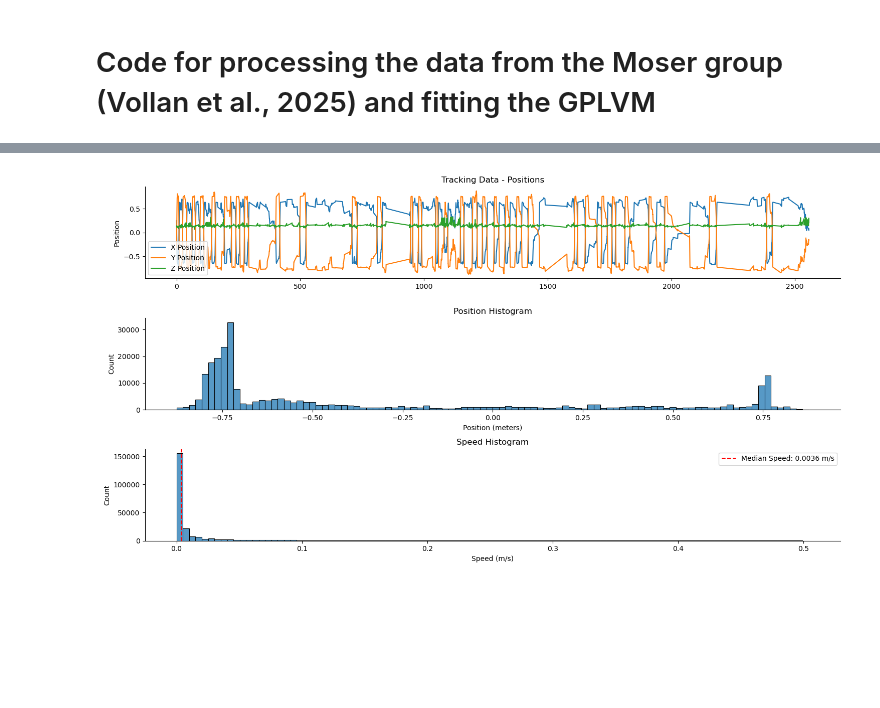
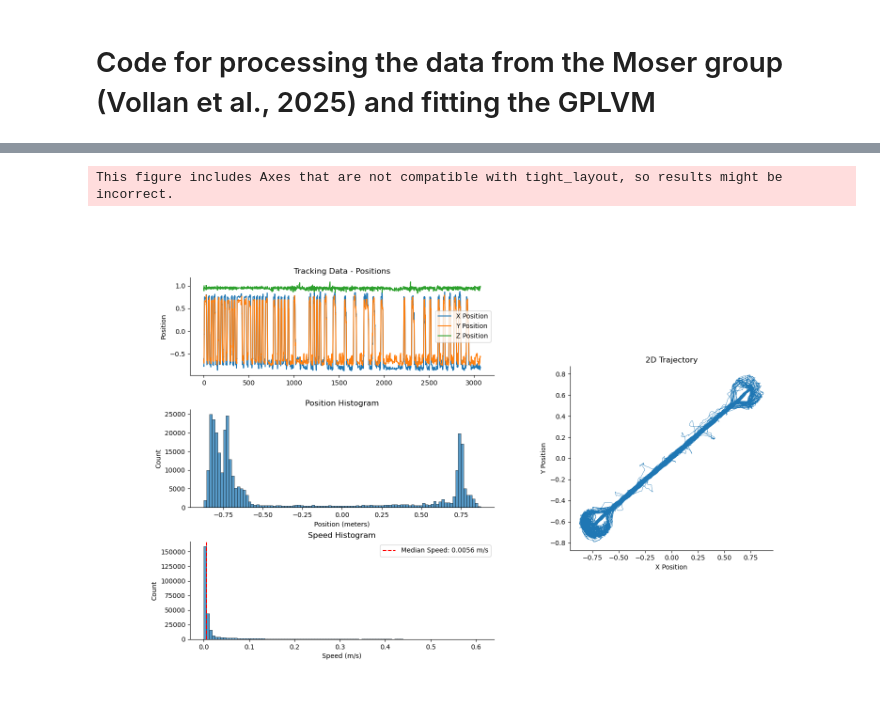
Before and after one commit to Sid-Rafilson-1617/poor-man-GPLVM, a Jupyter notebook: moser_data_decoding_model.ipynb, the cells around one changed output, grey strips where cells are left out. Drawn from its saved outputs; the diff is of its cells as text; code cells hidden in the pictures; blank space fills up the shorter version.

```diff
--- a/moser_data_decoding_model.ipynb
+++ b/moser_data_decoding_model.ipynb
@@ -310,5 +16,5 @@ def preprocess_moser_data(
 # %%
-data_file = r'D:\sid\moser_vollan_2025\navigation\lt\29502_3.mat'
+data_file = r'D:\sid\moser_vollan_2025\navigation\lt\26648_1.mat'
 
 # Spike rate computation parameters
 WINDOW_SIZE = 0.01         # s
@@ -321,7 +27,7 @@ MIN_TOTAL_SPIKES   = 500
 MIN_MEAN_RATE_HZ   = .05
 MIN_PRESENCE_RATIO = 0.5
 N_TIME_BINS        = 100    # coarse bins for presence ratio
-MAX_RATE_HZ      = 2
+MAX_RATE_HZ      = 50
 # %%
 spike_count_matrix, mean_rates, time_bins, units, x_win, y_win, z_win = preprocess_moser_data(data_file, window_size=WINDOW_SIZE, step_size=STEP_SIZE, use_units=USE_UNITS, locations="mec")
 
@@ -364,34 +73,54 @@ plt.show()
 # %%
-pos_raw = y_win
+pos_raw = x_win
 speed = np.abs(np.gradient(pos_raw) / np.gradient(time_bins))  # speed in m/s
 
+fig = plt.figure(figsize=(16, 10))
+gs = fig.add_gridspec(3, 2, width_ratios=[3, 2], wspace=0.3, hspace=0.35)
 
-# Plotting the tracking data
-fig, axs = plt.subplots(3, 1, figsize=(15,8))
+# Left column (3 stacked)
+ax_pos        = fig.add_subplot(gs[0, 0])
+ax_hist_pos   = fig.add_subplot(gs[1, 0])
+ax_hist_speed = fig.add_subplot(gs[2, 0])
 
-sns.lineplot(ax=axs[0], x=time_bins, y=x_win, label='X Position')
-sns.lineplot(ax=axs[0], x=time_bins, y=y_win, label='Y Position')
-sns.lineplot(ax=axs[0], x=time_bins, y=z_win, label='Z Position')
-axs[0].set_ylabel('Position')
-axs[0].set_title('Tracking Data - Positions')
+# Right column (one big axis spanning all rows)
+ax_traj = fig.add_subplot(gs[:, 1])
 
+# ---- Plot 1: Positions over time ----
+sns.lineplot(ax=ax_pos, x=time_bins, y=x_win, label='X Position')
+sns.lineplot(ax=ax_pos, x=time_bins, y=y_win, label='Y Position')
+sns.lineplot(ax=ax_pos, x=time_bins, y=z_win, label='Z Position')
+ax_pos.set_ylabel('Position')
+ax_pos.set_title('Tracking Data - Positions')
 
-sns.histplot(ax=axs[1], x=pos_raw, bins=100)
-axs[1].set_xlabel('Position (meters)')
-axs[1].set_ylabel('Count')
-axs[1].set_title(f'Position Histogram')
+# ---- Plot 2: Position histogram ----
+sns.histplot(ax=ax_hist_pos, x=pos_raw, bins=100)
+ax_hist_pos.set_xlabel('Position (meters)')
+ax_hist_pos.set_ylabel('Count')
+ax_hist_pos.set_title('Position Histogram')
 
-sns.histplot(ax=axs[2], x=speed[speed < np.percentile(speed, 99)], bins=100)
-axs[2].set_xlabel('Speed (m/s)')
-axs[2].set_ylabel('Count')
-axs[2].set_title('Speed Histogram')
-axs[2].axvline(x = np.median(speed), color='red', linestyle='--', label=f'Median Speed: {np.median(speed):.4f} m/s')
-axs[2].legend()
+# ---- Plot 3: Speed histogram ----
+speed_clipped = speed[speed < np.percentile(speed, 99)]
+sns.histplot(ax=ax_hist_speed, x=speed_clipped, bins=100)
+ax_hist_speed.set_xlabel('Speed (m/s)')
+ax_hist_speed.set_ylabel('Count')
+ax_hist_speed.set_title('Speed Histogram')
+ax_hist_speed.axvline(np.median(speed), color='red', linestyle='--',
+                      label=f'Median Speed: {np.median(speed):.4f} m/s')
+ax_hist_speed.legend()
+
+# ---- Right plot: 2D trajectory (square) ----
+ax_traj.plot(x_win, y_win, lw=0.5)
+ax_traj.set_xlabel('X Position')
+ax_traj.set_ylabel('Y Position')
+ax_traj.set_title('2D Trajectory')
+ax_traj.set_aspect('equal', adjustable='box')
+
 sns.despine()
 plt.tight_layout()
 plt.show()
 # %% [output]
+This figure includes Axes that are not compatible with tight_layout, so results might be incorrect.
-[figure, old version]
+[figure, new version]
 # %%
 # ------------------------CONFIG-------------------------
 N_SPATIAL_BINS = 25
```
Also changed, not shown: parts of 10 cells of this notebook, 10 other files.
